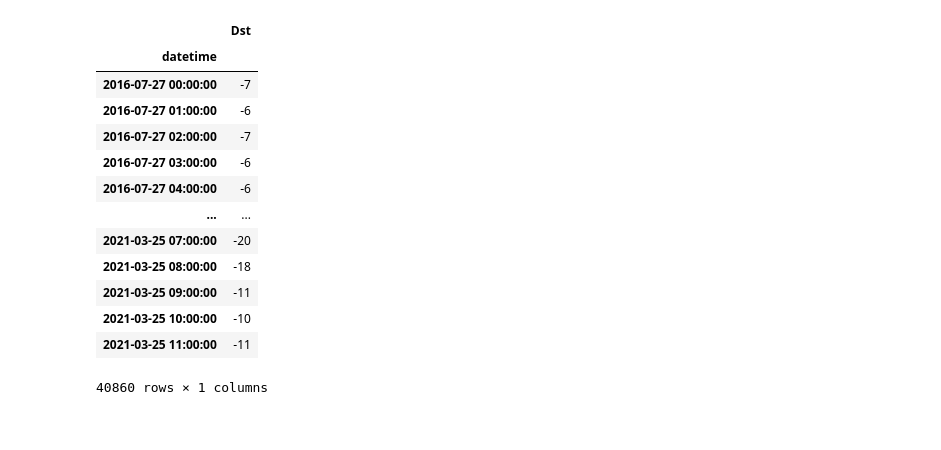
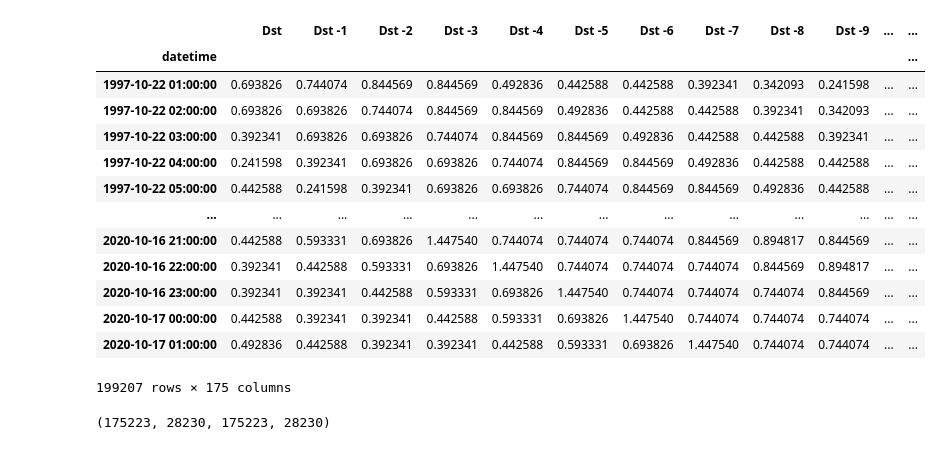
Before and after one commit to pyatikop/dst, a Jupyter notebook: code.ipynb, the cells around one changed output. Saved outputs shown, nothing was run; the diff lists cells and outputs as text; code cells hidden in the pictures.

```diff
--- a/code.ipynb
+++ b/code.ipynb
@@ -145,23 +167,45 @@ data_discover = shifting_discover(data_discover, values_for_shift_discover)
 
 ## Значения дст с 27.07.2016 0:00 по 25.03.2021 11:00
 # dst_ACE = dataset_ACE.iloc[164496:, 0:44]
-dst_ACE = dataset_ACE.iloc[164496:, 0:1]
-dst_ACE
+
+# dst_ACE = dataset_ACE.iloc[164496:, 0:1]
+# dst_ACE
 
 #data_discover = data_discover + dst_ACE
 #print(len(data_discover), len(dst_ACE))
-# %% [output]
-|  | Dst |
-| datetime |  |
-| 2016-07-27 00:00:00 | -7 |
-| 2016-07-27 01:00:00 | -6 |
-| 2016-07-27 02:00:00 | -7 |
-| 2016-07-27 03:00:00 | -6 |
-| 2016-07-27 04:00:00 | -6 |
-| ... | ... |
-| 2021-03-25 07:00:00 | -20 |
-| 2021-03-25 08:00:00 | -18 |
-| 2021-03-25 09:00:00 | -11 |
-| 2021-03-25 10:00:00 | -10 |
-| 2021-03-25 11:00:00 | -11 |
-40860 rows × 1 columns
+# %%
+if not dataset.index.is_monotonic_increasing:
+   dataset = dataset.sort_index()
+
+#последняя дата - 2021-12-09 23:00:00
+
+# x_train = dataset.loc[:'2018-01-01 01:00:00', dataset.columns[future_shifting:]]
+# x_test = dataset.loc['2018-01-01 02:00:00':, dataset.columns[future_shifting:]]
+# y_train = dataset['Dst +1'].loc[:'2018-01-01 01:00:00']
+# y_test = dataset['Dst +1'].loc['2018-01-01 02:00:00':]
+
+x_train = dataset.loc[:'2020-10-17 01:00:00', dataset.columns[future_shifting:]]
+x_test = dataset.loc['2020-10-17 02:00:00':, dataset.columns[future_shifting:]]
+y_train = dataset['Dst +1'].loc[:'2020-10-17 01:00:00']
+y_test = dataset['Dst +1'].loc['2020-10-17 02:00:00':]
+
+x_train
+# %% [output]
+|  | Dst | Dst -1 | Dst -2 | Dst -3 | Dst -4 | Dst -5 | Dst -6 | Dst -7 | Dst -8 | Dst -9 | ... | ... |
+| datetime |  |  |  |  |  |  |  |  |  |  |  | ... |
+| 1997-10-22 01:00:00 | 0.693826 | 0.744074 | 0.844569 | 0.844569 | 0.492836 | 0.442588 | 0.442588 | 0.392341 | 0.342093 | 0.241598 | ... | ... |
+| 1997-10-22 02:00:00 | 0.693826 | 0.693826 | 0.744074 | 0.844569 | 0.844569 | 0.492836 | 0.442588 | 0.442588 | 0.392341 | 0.342093 | ... | ... |
+| 1997-10-22 03:00:00 | 0.392341 | 0.693826 | 0.693826 | 0.744074 | 0.844569 | 0.844569 | 0.492836 | 0.442588 | 0.442588 | 0.392341 | ... | ... |
+| 1997-10-22 04:00:00 | 0.241598 | 0.392341 | 0.693826 | 0.693826 | 0.744074 | 0.844569 | 0.844569 | 0.492836 | 0.442588 | 0.442588 | ... | ... |
+| 1997-10-22 05:00:00 | 0.442588 | 0.241598 | 0.392341 | 0.693826 | 0.693826 | 0.744074 | 0.844569 | 0.844569 | 0.492836 | 0.442588 | ... | ... |
+| ... | ... | ... | ... | ... | ... | ... | ... | ... | ... | ... | ... | ... |
+| 2020-10-16 21:00:00 | 0.442588 | 0.593331 | 0.693826 | 1.447540 | 0.744074 | 0.744074 | 0.744074 | 0.844569 | 0.894817 | 0.844569 | ... | ... |
+| 2020-10-16 22:00:00 | 0.392341 | 0.442588 | 0.593331 | 0.693826 | 1.447540 | 0.744074 | 0.744074 | 0.744074 | 0.844569 | 0.894817 | ... | ... |
+| 2020-10-16 23:00:00 | 0.392341 | 0.392341 | 0.442588 | 0.593331 | 0.693826 | 1.447540 | 0.744074 | 0.744074 | 0.744074 | 0.844569 | ... | ... |
+| 2020-10-17 00:00:00 | 0.442588 | 0.392341 | 0.392341 | 0.442588 | 0.593331 | 0.693826 | 1.447540 | 0.744074 | 0.744074 | 0.744074 | ... | ... |
+| 2020-10-17 01:00:00 | 0.492836 | 0.442588 | 0.392341 | 0.392341 | 0.442588 | 0.593331 | 0.693826 | 1.447540 | 0.744074 | 0.744074 | ... | ... |
+199207 rows × 175 columns
+# %%
+len(x_train), len(x_test), len(y_train), len(y_test)
+# %% [output]
+(175223, 28230, 175223, 28230)
```
Also changed, not shown: parts of 12 cells of this notebook.
